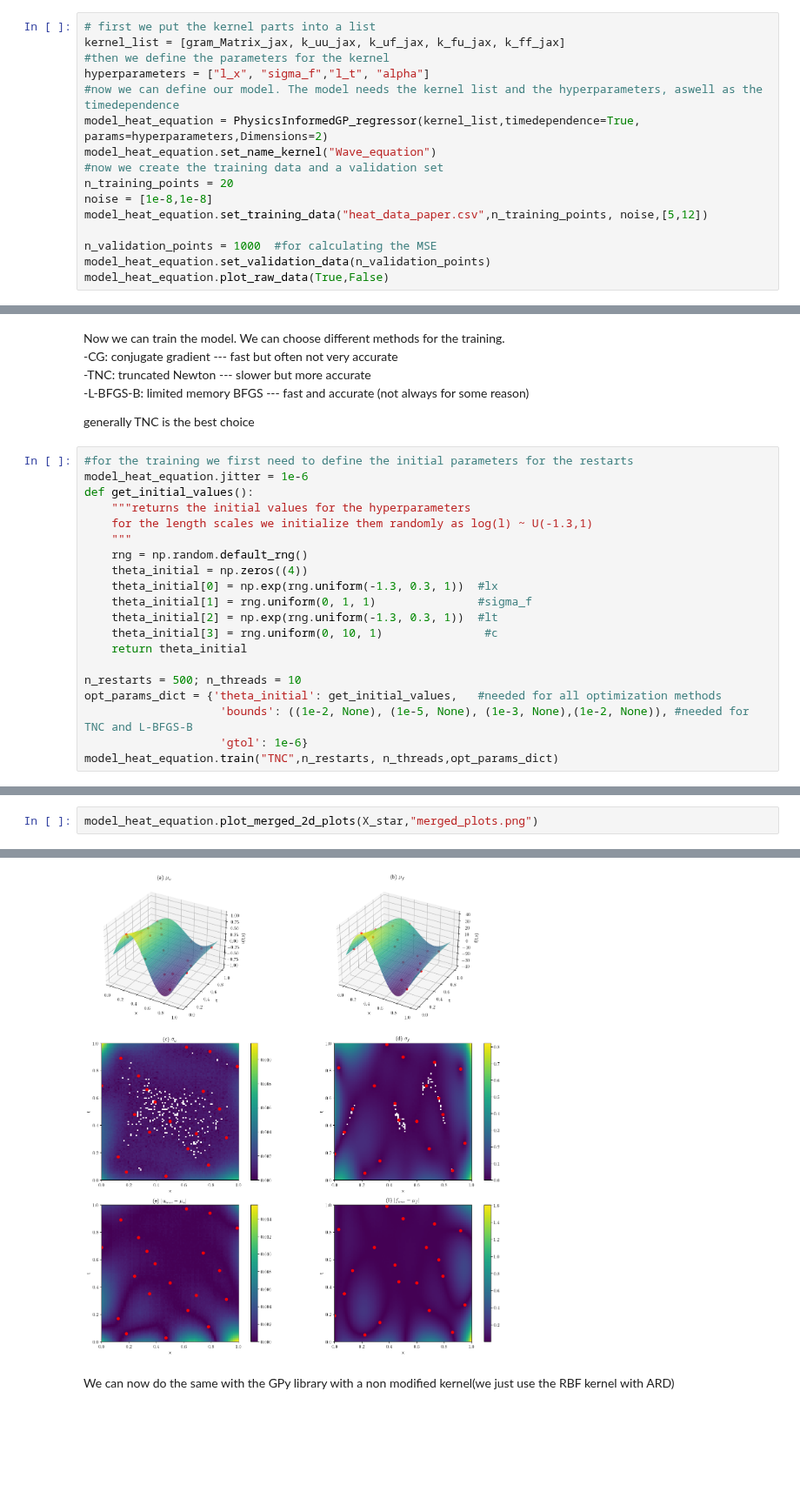
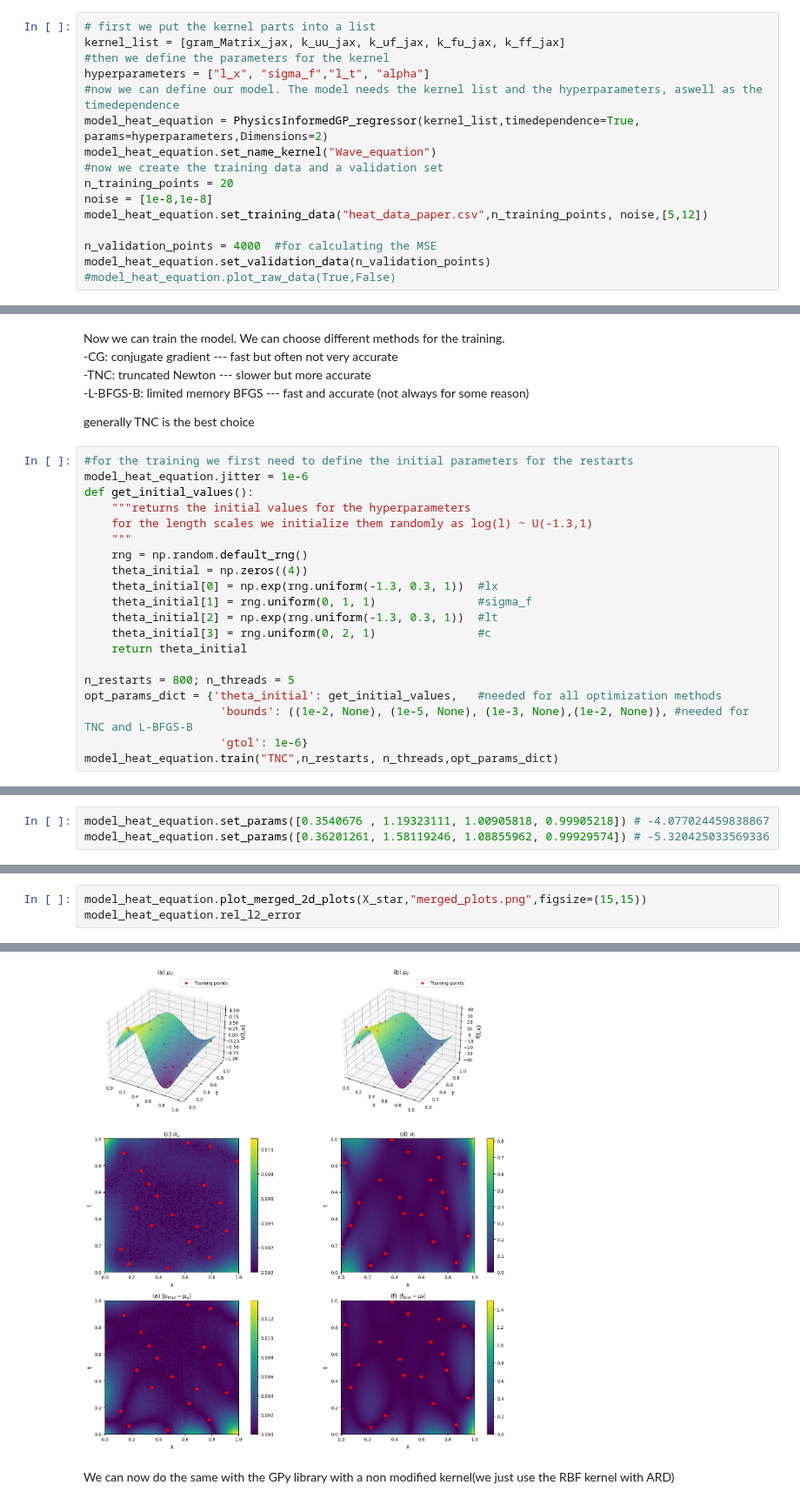
Before and after one commit to TobiLeitgeb/Code_bac, a Jupyter notebook: final_examples/heat_equation/heat_equation.ipynb, the cells around one changed output, grey strips where cells are left out. Shown at 87% size. Saved outputs shown, nothing was run; the diff lists cells and outputs as text; blank space fills up the shorter version.

Commit message:
plots heat equ

```diff
--- a/final_examples/heat_equation/heat_equation.ipynb
+++ b/final_examples/heat_equation/heat_equation.ipynb
@@ -19,6 +18,6 @@ n_training_points = 20
 noise = [1e-8,1e-8]
 model_heat_equation.set_training_data("heat_data_paper.csv",n_training_points, noise,[5,12])
 
-n_validation_points = 1000  #for calculating the MSE
+n_validation_points = 4000  #for calculating the MSE
 model_heat_equation.set_validation_data(n_validation_points)
-model_heat_equation.plot_raw_data(True,False)
+#model_heat_equation.plot_raw_data(True,False)
@@ -43,10 +40,10 @@ def get_initial_values():
     theta_initial[0] = np.exp(rng.uniform(-1.3, 0.3, 1))  #lx
     theta_initial[1] = rng.uniform(0, 1, 1)               #sigma_f
     theta_initial[2] = np.exp(rng.uniform(-1.3, 0.3, 1))  #lt
-    theta_initial[3] = rng.uniform(0, 10, 1)               #c
+    theta_initial[3] = rng.uniform(0, 2, 1)               #c
     return theta_initial
 
-n_restarts = 500; n_threads = 10
+n_restarts = 800; n_threads = 5
 opt_params_dict = {'theta_initial': get_initial_values,   #needed for all optimization methods
                     'bounds': ((1e-2, None), (1e-5, None), (1e-3, None),(1e-2, None)), #needed for TNC and L-BFGS-B
                     'gtol': 1e-6}
@@ -132 +60,4 @@ display(df_best_results)
+# %%
+model_heat_equation.set_params([0.3540676 , 1.19323111, 1.00905818, 0.99905218]) # -4.077024459838867
+model_heat_equation.set_params([0.36201261, 1.58119246, 1.08855962, 0.99929574]) # -5.320425033569336
 # %%
@@ -153,3 +76,4 @@ Relative l2 error: {'u': 0.004092987466248074, 'f': 0.00894623287562946}
 # %%
-model_heat_equation.plot_merged_2d_plots(X_star,"merged_plots.png")
+model_heat_equation.plot_merged_2d_plots(X_star,"merged_plots.png",figsize=(15,15))
+model_heat_equation.rel_l2_error
 # %% [output]
@@ -156,4 +81,4 @@ model_heat_equation.plot_merged_2d_plots(X_star,"merged_plots.png")
-[figure, old version]
+[figure, new version]
 # %% [markdown]
 We can now do the same with the GPy library with a non modified kernel(we just use the RBF kernel with ARD)
 # %%
```
Also changed, not shown: parts of 9 cells of this notebook, 2 other files.
